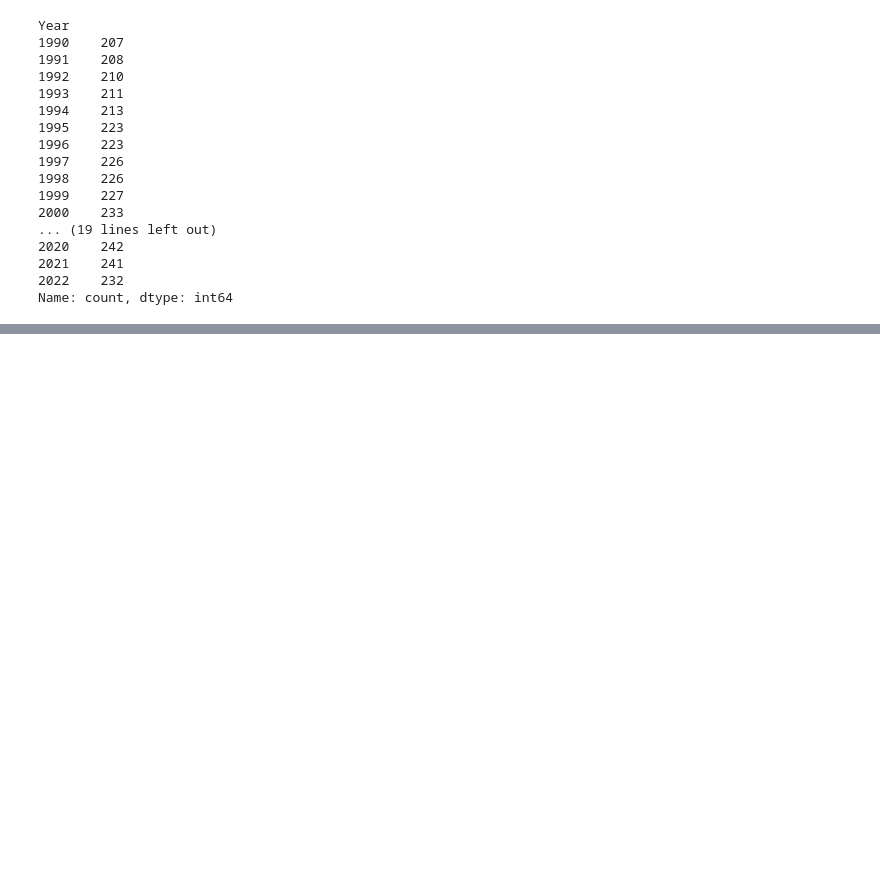
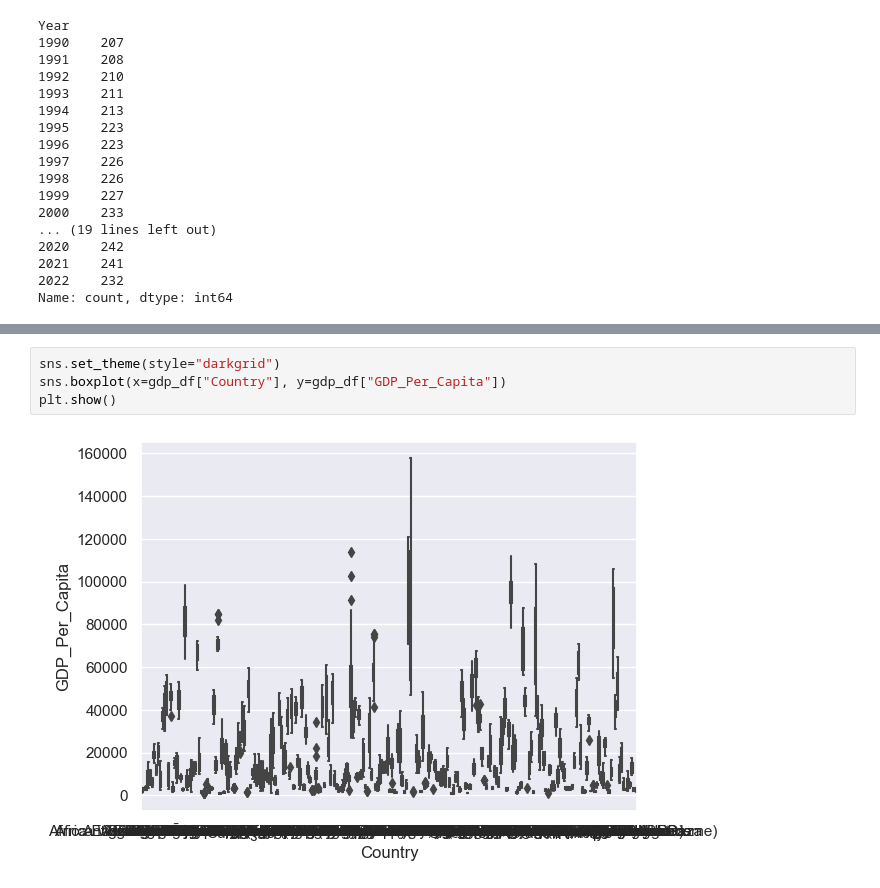
Before and after one commit to NSS-Data-Analytics-Cohort-12/un-python-GriffinZiegler, a Jupyter notebook: Notebooks/UNdata.ipynb, the cells around one changed output, grey strips where cells are left out. Saved outputs shown, nothing was run; the diff lists cells and outputs as text; blank space fills up the shorter version.

```diff
--- a/Notebooks/UNdata.ipynb
+++ b/Notebooks/UNdata.ipynb
@@ -62,0 +91,6 @@ Name: count, dtype: int64
+# %%
+sns.set_theme(style="darkgrid")
+sns.boxplot(x=gdp_df["Country"], y=gdp_df["GDP_Per_Capita"])
+plt.show()
+# %% [output]
+[figure, added]
```
Also changed, not shown: parts of 8 cells of this notebook.
